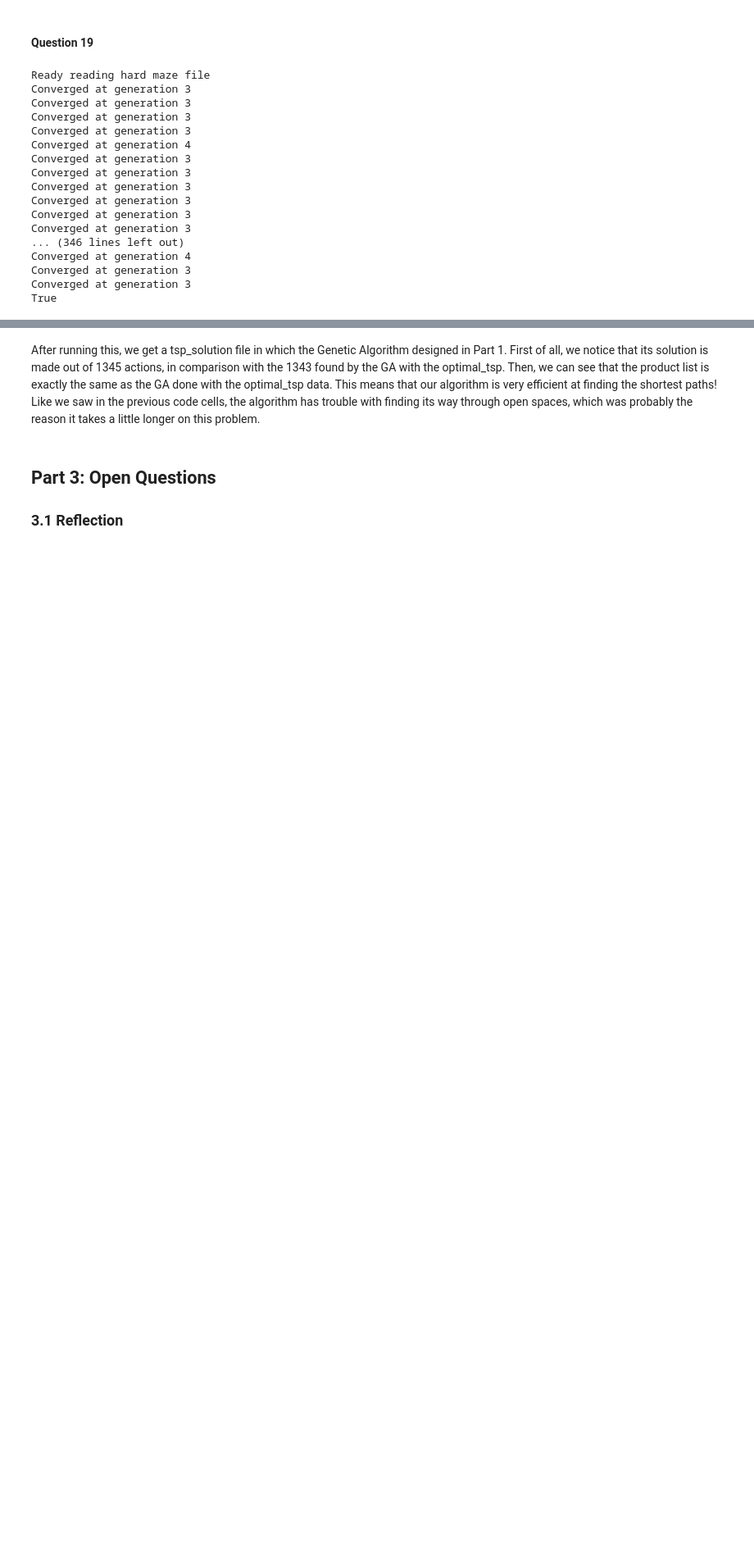
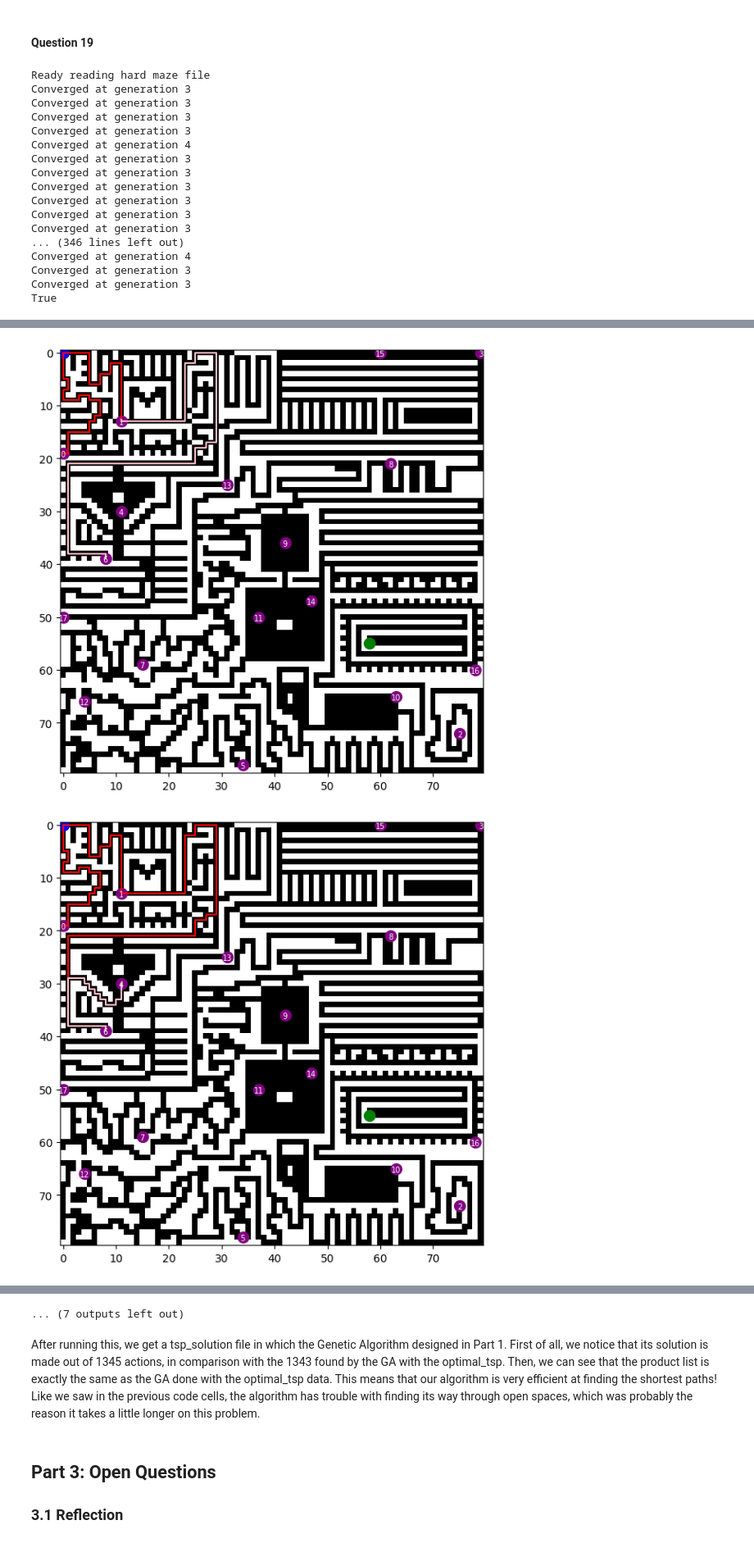
Before and after one commit to alexxhuguett/CI_Assignment2_60, a Jupyter notebook: src/Main.ipynb, the cells around one changed output, grey strips where cells are left out. Shown at 82% size. Saved outputs shown, nothing was run; the diff lists cells and outputs as text; code cells hidden in the pictures; blank space fills up the shorter version.

```diff
--- a/src/Main.ipynb
+++ b/src/Main.ipynb
@@ -357,7 +357,7 @@ import re
 tsp_data = TSPData.read_from_file("./../data/optimal_tsp")
 
 # Read the product visit order from the saved action file
-with open("./../data/tsp_solution.txt", "r") as solution_file:
+with open("./../data/tsp_solution_ga.txt", "r") as solution_file:
     solution_text = solution_file.read()
 
 solution = [int(match) - 1 for match in re.findall(r"take product #(\d+)", solution_text)]
@@ -2347,3 +2347,11 @@ Converged at generation 4
 Converged at generation 3
 Converged at generation 3
 True
+# %%
+with open("./../data/tsp_solution.txt", "r") as solution_file:
+    solution_text = solution_file.read()
+
+solution2 = [int(match) - 1 for match in re.findall(r"take product #(\d+)", solution_text)]
+
+Visualizer.visualize_tsp_solution_paths(maze, solution2, tsp_data2)
+# %% [output]
@@ -2349,0 +2360,2 @@ True
+[figure, added]
+[figure, added]
@@ -2350,3 +2370,4 @@ True
+... (7 outputs left out)
 # %% [markdown]
 After running this, we get a tsp_solution file in which the Genetic Algorithm designed in Part 1. First of all, we notice that its solution is made out of 1345 actions, in comparison with the 1343 found by the GA with the optimal_tsp. Then, we can see that the product list is exactly the same as the GA done with the optimal_tsp data. This means that our algorithm is very efficient at finding the shortest paths! Like we saw in the previous code cells, the algorithm has trouble with finding its way through open spaces, which was probably the reason it takes a little longer on this problem.
 # %% [markdown]
```
Also changed, not shown: parts of 1 cell of this notebook.
